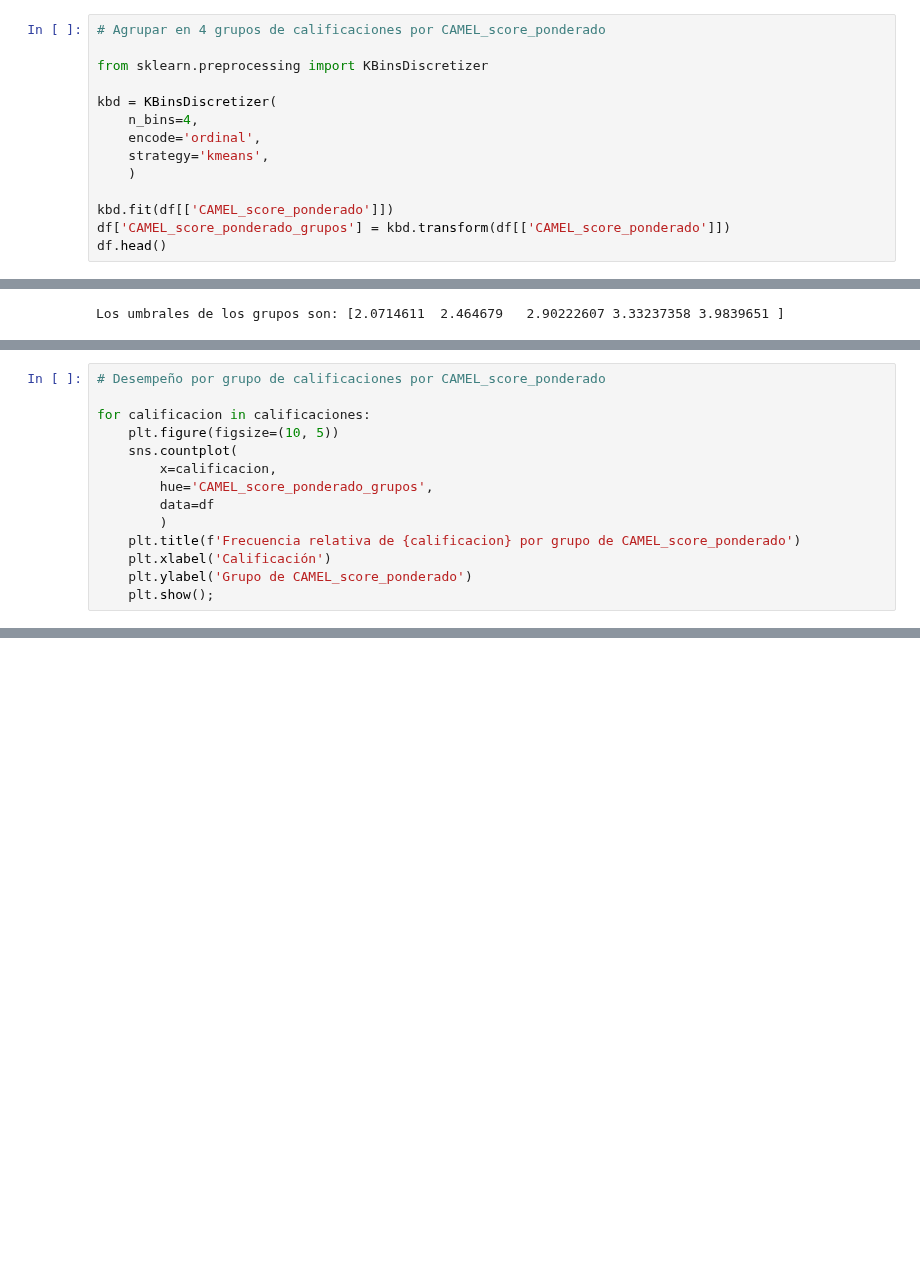
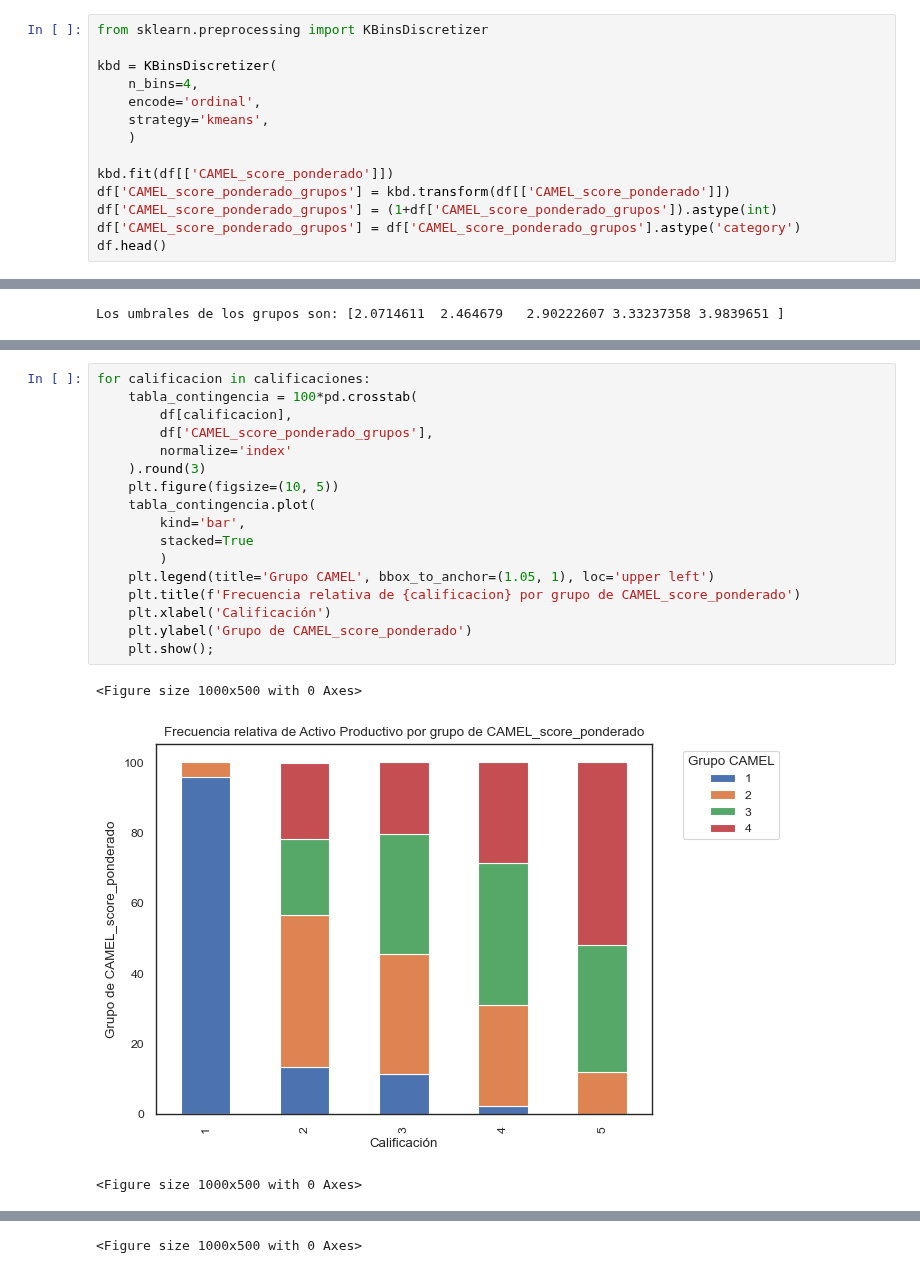
Before and after one commit to jhquiza/proyecto-riesgos, a Jupyter notebook: camel/Análisis resultados CAMEL.ipynb, the cells around one changed output, grey strips where cells are left out. Cells and saved outputs as stored; diff of their text form; blank space fills up the shorter version.

```diff
--- a/camel/Análisis resultados CAMEL.ipynb
+++ b/camel/Análisis resultados CAMEL.ipynb
@@ -203,6 +196,4 @@ sns.scatterplot(
 # %%
-# Agrupar en 4 grupos de calificaciones por CAMEL_score_ponderado
-
 from sklearn.preprocessing import KBinsDiscretizer
 
 kbd = KBinsDiscretizer(
@@ -213,6 +204,8 @@ kbd = KBinsDiscretizer(
 
 kbd.fit(df[['CAMEL_score_ponderado']])
 df['CAMEL_score_ponderado_grupos'] = kbd.transform(df[['CAMEL_score_ponderado']])
+df['CAMEL_score_ponderado_grupos'] = (1+df['CAMEL_score_ponderado_grupos']).astype(int)
+df['CAMEL_score_ponderado_grupos'] = df['CAMEL_score_ponderado_grupos'].astype('category')
 df.head()
 # %% [output]
 |  | ID_cooperativa | Activo Productivo | Estructura de Balance | Indicador de Cobertura de la Cart... | Indicador de Cobertura individual... | ... |
@@ -243,15 +236 @@ CAMEL_score_ponderado_grupos
 Name: count, dtype: int64
-# %%
-# Desempeño por grupo de calificaciones por CAMEL_score_ponderado
-
-for calificacion in calificaciones:
-    plt.figure(figsize=(10, 5))
-    sns.countplot(
-        x=calificacion,
-        hue='CAMEL_score_ponderado_grupos',
-        data=df
-        )
-    plt.title(f'Frecuencia relativa de {calificacion} por grupo de CAMEL_score_ponderado')
-    plt.xlabel('Calificación')
-    plt.ylabel('Grupo de CAMEL_score_ponderado')
-    plt.show();
@@ -271,0 +237,21 @@ for calificacion in calificaciones:
+# %%
+for calificacion in calificaciones:
+    tabla_contingencia = 100*pd.crosstab(
+        df[calificacion],
+        df['CAMEL_score_ponderado_grupos'],
+        normalize='index'
+    ).round(3)
+    plt.figure(figsize=(10, 5))
+    tabla_contingencia.plot(
+        kind='bar',
+        stacked=True
+        )
+    plt.legend(title='Grupo CAMEL', bbox_to_anchor=(1.05, 1), loc='upper left')
+    plt.title(f'Frecuencia relativa de {calificacion} por grupo de CAMEL_score_ponderado')
+    plt.xlabel('Calificación')
+    plt.ylabel('Grupo de CAMEL_score_ponderado')
+    plt.show();
+# %% [output]
+<Figure size 1000x500 with 0 Axes>
+[figure, added]
+<Figure size 1000x500 with 0 Axes>
@@ -271,0 +259 @@ for calificacion in calificaciones:
+<Figure size 1000x500 with 0 Axes>
```
Also changed, not shown: parts of 13 cells of this notebook, 2 other files.
